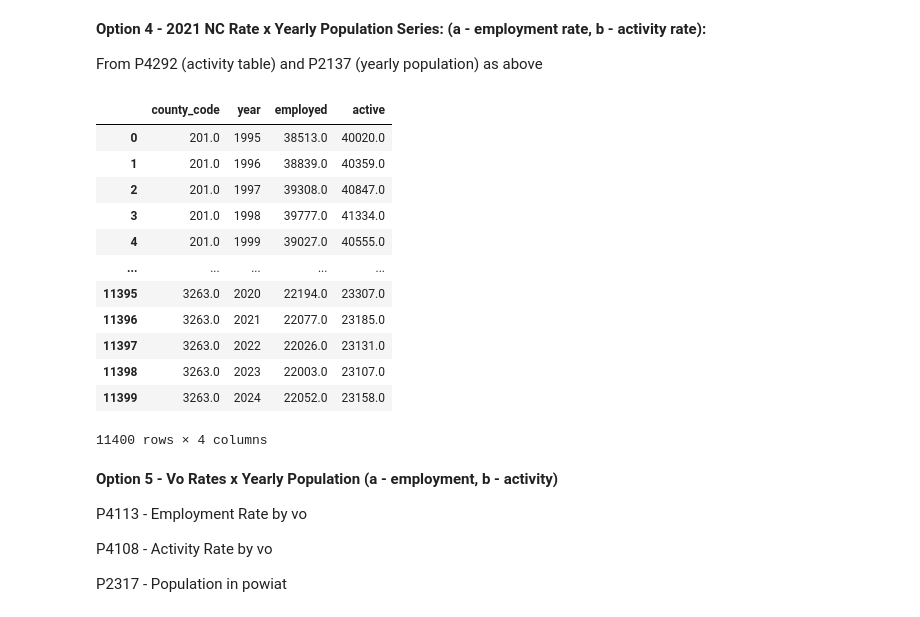
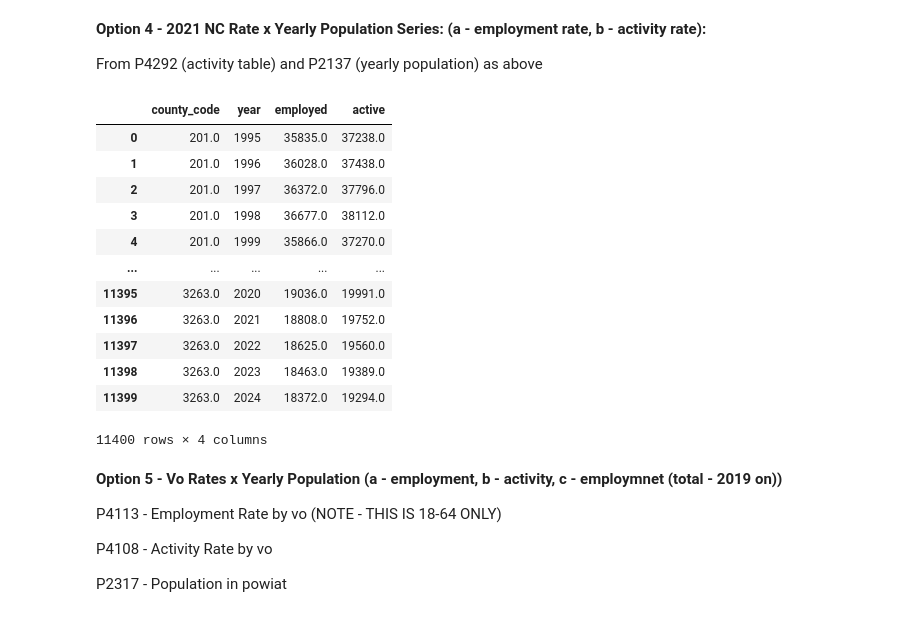
Before and after one commit to harrisonluff/Group_Project_Y3, a Jupyter notebook: notebooks/analysis/03_01_population_outcome.ipynb, the cells around one changed output. Cells and saved outputs as stored; diff of their text form; code cells hidden in the pictures.

```diff
--- a/notebooks/analysis/03_01_population_outcome.ipynb
+++ b/notebooks/analysis/03_01_population_outcome.ipynb
@@ -130,7 +130,7 @@ print(p2137.age_group.unique())
 print(p2137.sex.unique())
 
 # Filter to just relevant (total sex and age group 15+)
-age_filter = ['total', '0-4', '5-9', '10-14', '0-14']
+age_filter = ['total', '0-4', '5-9', '10-14', '0-14', '70 and more']
 p2137 = p2137[
     ~(p2137["age_group"].isin(age_filter)) & (p2137["sex"]=="total")
 ].copy()
@@ -221,8 +221,8 @@ p2137.loc[missing, "county_kts"] = 10030210365000
 p2137.loc[missing, "county_name"] = "Powiat m. Wałbrzych"
 
 # 1431 only exists up to 2001 - we will just drop
-p2137 = p2137.dropna(subset=["county_code"])
+p2137 = p2137.dropna(subset=["county_code"]).copy()
 # %%
-ptot_option2 = pd.DataFrame(p2137.groupby(["county_code", "year"])["count"].sum()).reset_index()
+ptot_option2 = pd.DataFrame(p2137.groupby(["county_code", "county_kts", "year"])["count"].sum()).reset_index()
 ptot_option2
 # %% [output]
@@ -283,39 +283,42 @@ From P4292 (activity table) and P2137 (yearly population) as above
 # %%
 # Select p4292 rate columns
 p4292_total_rates = p4292_total[["county_code", "employment rate", "activity rate"]]
 
 # Merge with p2137 measure of yearly population
 ptot_option4 = ptot_option2.merge(
     p4292_total_rates,
     how="left",
     on="county_code"
 )
 
 # Construct columns wanted
 ptot_option4["employed"] = ptot_option4["count"].mul(ptot_option4["employment rate"]).div(100).round()
 ptot_option4["active"] = ptot_option4["count"].mul(ptot_option4["activity rate"]).div(100).round()
 
+# Save pre filter copy for later
+ptot_option4_full = ptot_option4.copy()
+
 ptot_option4 = ptot_option4[["county_code", "year", "employed", "active"]]
 
 ptot_option4
 # %% [output]
 |  | county_code | year | employed | active |
-| 0 | 201.0 | 1995 | 38513.0 | 40020.0 |
-| 1 | 201.0 | 1996 | 38839.0 | 40359.0 |
-| 2 | 201.0 | 1997 | 39308.0 | 40847.0 |
-| 3 | 201.0 | 1998 | 39777.0 | 41334.0 |
-| 4 | 201.0 | 1999 | 39027.0 | 40555.0 |
+| 0 | 201.0 | 1995 | 35835.0 | 37238.0 |
+| 1 | 201.0 | 1996 | 36028.0 | 37438.0 |
+| 2 | 201.0 | 1997 | 36372.0 | 37796.0 |
+| 3 | 201.0 | 1998 | 36677.0 | 38112.0 |
+| 4 | 201.0 | 1999 | 35866.0 | 37270.0 |
 | ... | ... | ... | ... | ... |
-| 11395 | 3263.0 | 2020 | 22194.0 | 23307.0 |
-| 11396 | 3263.0 | 2021 | 22077.0 | 23185.0 |
-| 11397 | 3263.0 | 2022 | 22026.0 | 23131.0 |
-| 11398 | 3263.0 | 2023 | 22003.0 | 23107.0 |
-| 11399 | 3263.0 | 2024 | 22052.0 | 23158.0 |
+| 11395 | 3263.0 | 2020 | 19036.0 | 19991.0 |
+| 11396 | 3263.0 | 2021 | 18808.0 | 19752.0 |
+| 11397 | 3263.0 | 2022 | 18625.0 | 19560.0 |
+| 11398 | 3263.0 | 2023 | 18463.0 | 19389.0 |
+| 11399 | 3263.0 | 2024 | 18372.0 | 19294.0 |
 11400 rows × 4 columns
 # %% [markdown]
-**Option 5 - Vo Rates x Yearly Population (a - employment, b - activity)**
+**Option 5 - Vo Rates x Yearly Population (a - employment, b - activity, c - employmnet (total - 2019 on))**
 
-P4113 - Employment Rate by vo
+P4113 - Employment Rate by vo (NOTE - THIS IS 18-64 ONLY)
 
 P4108 - Activity Rate by vo
 
```
Also changed, not shown: parts of 21 cells of this notebook, 1 other file.
